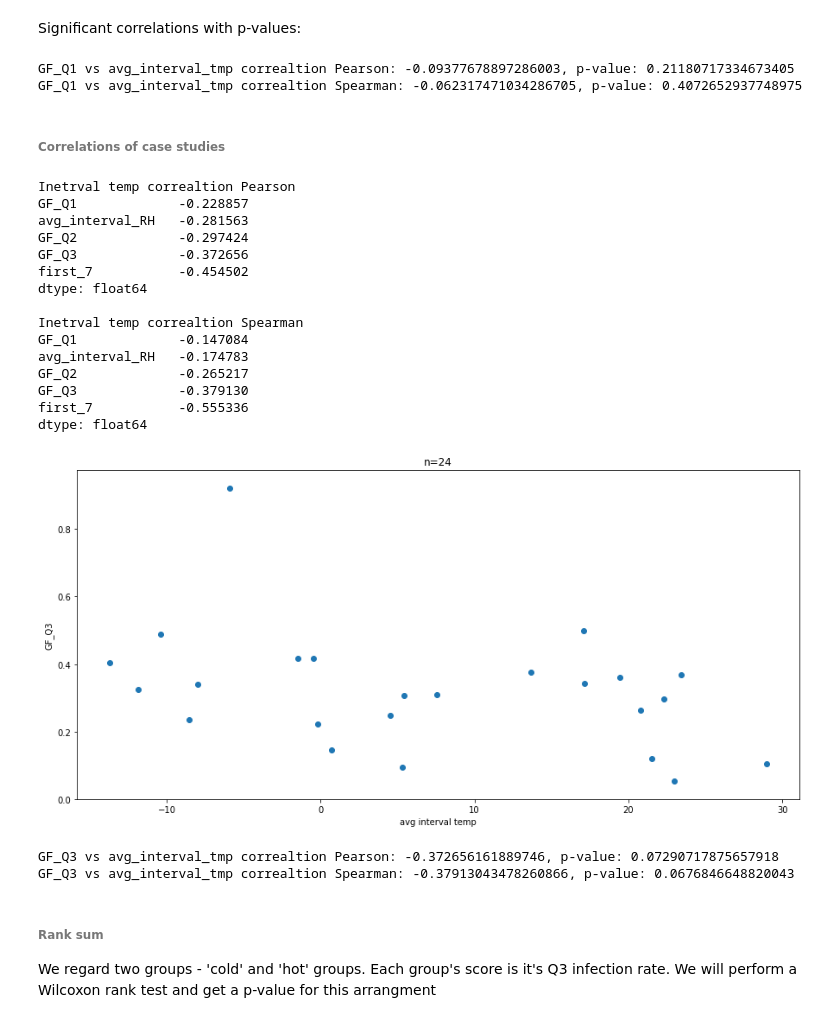
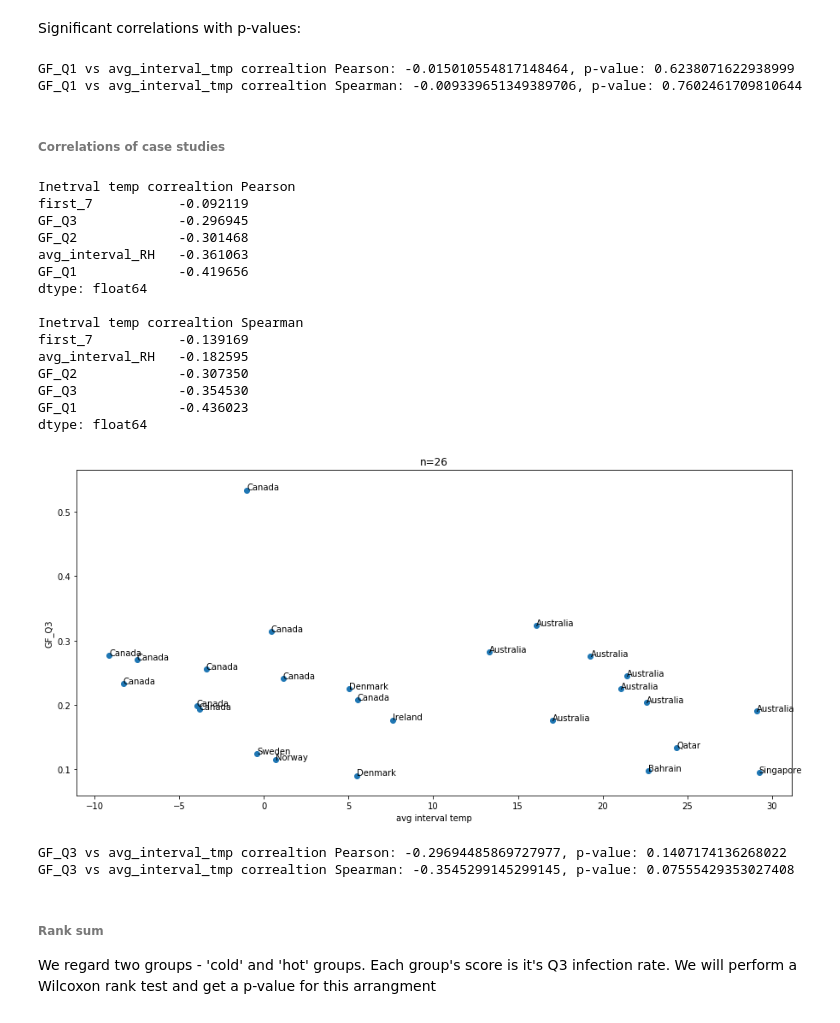
Before and after one commit to hopl1t/covid19, a Jupyter notebook: notebooks/data_analysis_hopkins.ipynb, the cells around one changed output. Cells and saved outputs as stored; diff of their text form; code cells hidden in the pictures.

```diff
--- a/notebooks/data_analysis_hopkins.ipynb
+++ b/notebooks/data_analysis_hopkins.ipynb
@@ -25,7 +25,7 @@ plt.rc('figure', titlesize=25)
 PICKLE_PATH = '../augmented_datasets/pickles/hopkins_conf_gf0904_GDP_urban.pkl'
 NEW_PICKLE_PATH = '../augmented_datasets/pickles/hopkins_conf_gf0904_GDP_urban_weather.pkl'
 # %%
-hopkins_confirmed = pd.read_pickle(PICKLE_PATH)
+hopkins_confirmed = pd.read_pickle(NEW_PICKLE_PATH)
 # %% [markdown]
 ##### Discard all locations where count < 20, add interval weather data
 # %%
@@ -91,7 +91,8 @@ hopkins_confirmed.describe()
 TMP_RATE = 1
 RH_RATE = 1
 
-confs1 = hopkins_confirmed[['avg_interval_tmp', 'avg_interval_RH', 'GF_Q1', 'GF_Q2', 'GF_Q3', 'first_7']]
+confs1 = hopkins_confirmed[['Country_Region', 'avg_interval_tmp',\
+                            'avg_interval_RH', 'GF_Q1', 'GF_Q2', 'GF_Q3', 'first_7']].dropna()
 confs1['avg_interval_tmp'] = confs1['avg_interval_tmp'] * TMP_RATE
 confs1['avg_interval_RH'] = confs1['avg_interval_RH'] * RH_RATE
 
@@ -112,10 +113,15 @@ avg_int_tmp1 = confs1['avg_interval_tmp'].loc[:,'data'].values.tolist()
 
 fig, axes = plt.subplots(figsize=(15, 7))
 _ = axes.scatter(avg_int_tmp1, gf_q1_1)
-n = len(confs1)
+n = len(confs1) / 5 # five entries for each index
 
 _ = axes.set_xlabel('avg interval temp')
 _ = axes.set_ylabel('Q1 GF')
 _ = axes.set_title('n={0}'.format(n))
+
+countries1 = confs1['Country_Region'].loc[:,'data'].values.tolist()
+
+for i, txt in enumerate(countries1):
+    _ = axes.annotate(txt, (avg_int_tmp1[i], gf_q1_1[i]))
 # %% [output]
 Inetrval temp correaltion Pearson
@@ -143,8 +149,8 @@ print('GF_Q1 vs avg_interval_tmp correaltion Pearson: {0}, p-value: {1}'.format(
 corr_1 = stats.spearmanr(gf_q1_1, avg_int_tmp1)
 print('GF_Q1 vs avg_interval_tmp correaltion Spearman: {0}, p-value: {1}'.format(corr_1[0], corr_1[1]))
 # %% [output]
-GF_Q1 vs avg_interval_tmp correaltion Pearson: -0.09377678897286003, p-value: 0.21180717334673405
-GF_Q1 vs avg_interval_tmp correaltion Spearman: -0.062317471034286705, p-value: 0.4072652937748975
+GF_Q1 vs avg_interval_tmp correaltion Pearson: -0.015010554817148464, p-value: 0.6238071622938999
+GF_Q1 vs avg_interval_tmp correaltion Spearman: -0.009339651349389706, p-value: 0.7602461709810644
 # %% [markdown]
 ###### Correlations of case studies
 # %%
@@ -152,51 +158,56 @@ cold = ['Sweden', 'Norway', 'Canada', 'Ireland', 'Denmark']
 hot = ['Australia', 'Taiwan*', 'Singapore', 'Qatar', 'Bahrain']
 
 confs2 = hopkins_confirmed[hopkins_confirmed['Country_Region'].isin(hot + cold)]\
-        [['avg_interval_tmp', 'avg_interval_RH', 'GF_Q1', 'GF_Q2', 'GF_Q3', 'first_7']]
+        [['Country_Region', 'avg_interval_tmp', 'avg_interval_RH', 'GF_Q1', 'GF_Q2', 'GF_Q3', 'first_7']]
 
 
 conf_corrs_p2 = confs2.corr().unstack().sort_values(kind="quicksort", ascending=False)
 conf_corrs_p2 = conf_corrs_p2[conf_corrs_p2 != 1]
 _ = conf_corrs_p2.drop_duplicates()
 print('\nInetrval temp correaltion Pearson')
 print(conf_corrs_p2['avg_interval_tmp'])
 
 conf_corrs_s2 = confs2.corr('spearman').unstack().sort_values(kind="quicksort", ascending=False)
 conf_corrs_s2 = conf_corrs_s2[conf_corrs_s2 != 1]
 _ = conf_corrs_s2.drop_duplicates()
 print('\nInetrval temp correaltion Spearman')
 print(conf_corrs_s2['avg_interval_tmp'])
 
 gf_q3_2 = confs2['GF_Q3'].loc[:,'data'].values.tolist()
 avg_int_tmp2 = confs2['avg_interval_tmp'].loc[:,'data'].values.tolist()
 
 first_7_2 = confs2['first_7'].loc[:,'data'].values
-first_7_2 = np.nan_to_num(first_7_2, nan=np.nanmean(first_7_2))
+# first_7_2 = np.nan_to_num(first_7_2, nan=np.nanmean(first_7_2))
 
 fig, axes = plt.subplots(figsize=(15, 7))
 _ = axes.scatter(avg_int_tmp2, gf_q3_2)
 n = len(confs2)
 
 _ = axes.set_xlabel('avg interval temp')
 _ = axes.set_ylabel('GF_Q3')
 _ = axes.set_title('n={0}'.format(n))
+
+countries2 = confs2['Country_Region'].loc[:,'data'].values.tolist()
+
+for i, txt in enumerate(countries2):
+    _ = axes.annotate(txt, (avg_int_tmp2[i], gf_q3_2[i]))
 # %% [output]
 Inetrval temp correaltion Pearson
-GF_Q1             -0.228857
-avg_interval_RH   -0.281563
-GF_Q2             -0.297424
-GF_Q3             -0.372656
-first_7           -0.454502
+first_7           -0.092119
+GF_Q3             -0.296945
+GF_Q2             -0.301468
+avg_interval_RH   -0.361063
+GF_Q1             -0.419656
 dtype: float64
 
 Inetrval temp correaltion Spearman
-GF_Q1             -0.147084
-avg_interval_RH   -0.174783
-GF_Q2             -0.265217
-GF_Q3             -0.379130
-first_7           -0.555336
+first_7           -0.139169
+avg_interval_RH   -0.182595
+GF_Q2             -0.307350
+GF_Q3             -0.354530
+GF_Q1             -0.436023
 dtype: float64
-[figure, old version]
+[figure, new version]
 # %%
 corr_2 = stats.pearsonr(gf_q3_2, avg_int_tmp2)
 print('GF_Q3 vs avg_interval_tmp correaltion Pearson: {0}, p-value: {1}'.format(corr_2[0], corr_2[1]))
@@ -204,8 +215,8 @@ print('GF_Q3 vs avg_interval_tmp correaltion Pearson: {0}, p-value: {1}'.format(
 corr_2 = stats.spearmanr(gf_q3_2, avg_int_tmp2)
 print('GF_Q3 vs avg_interval_tmp correaltion Spearman: {0}, p-value: {1}'.format(corr_2[0], corr_2[1]))
 # %% [output]
-GF_Q3 vs avg_interval_tmp correaltion Pearson: -0.372656161889746, p-value: 0.07290717875657918
-GF_Q3 vs avg_interval_tmp correaltion Spearman: -0.37913043478260866, p-value: 0.0676846648820043
+GF_Q3 vs avg_interval_tmp correaltion Pearson: -0.29694485869727977, p-value: 0.1407174136268022
+GF_Q3 vs avg_interval_tmp correaltion Spearman: -0.3545299145299145, p-value: 0.07555429353027408
 # %% [markdown]
 ###### Rank sum
 We regard two groups - 'cold' and 'hot' groups.
```
Also changed, not shown: parts of 2 cells of this notebook, 1 other file.
